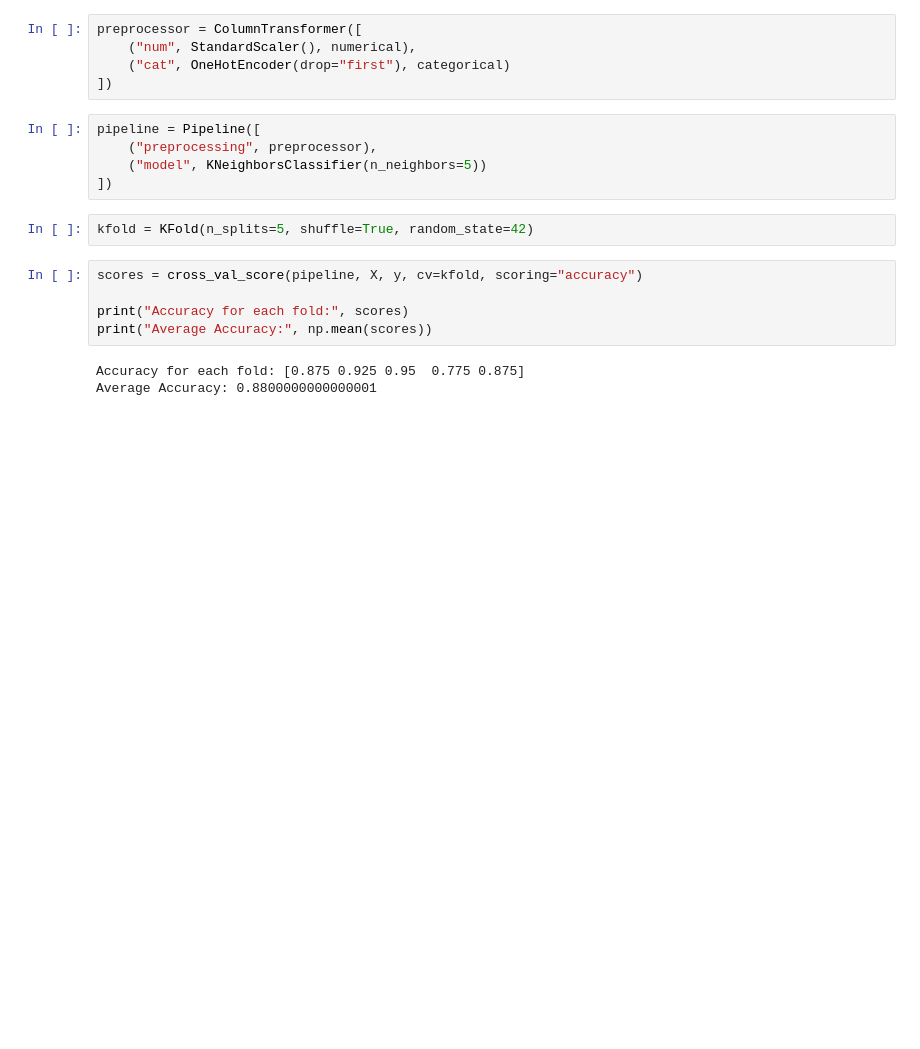
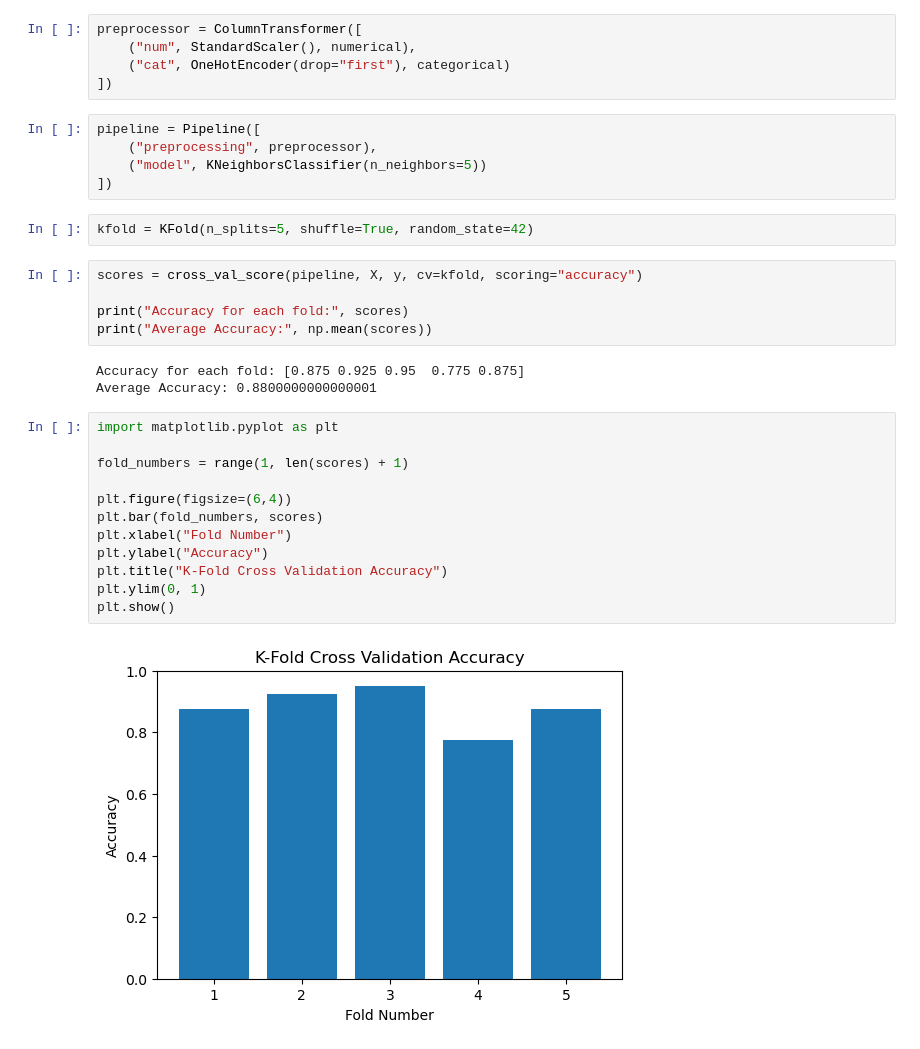
Before and after one commit to gyana10/ML_projects, a Jupyter notebook: Classification/KNN_with_KFold.ipynb, the cells around one changed output. Drawn from its saved outputs; the diff is of its cells as text; blank space fills up the shorter version.

```diff
--- a/Classification/KNN_with_KFold.ipynb
+++ b/Classification/KNN_with_KFold.ipynb
@@ -53,3 +53,17 @@ print("Average Accuracy:", np.mean(scores))
 # %% [output]
 Accuracy for each fold: [0.875 0.925 0.95  0.775 0.875]
 Average Accuracy: 0.8800000000000001
+# %%
+import matplotlib.pyplot as plt
+
+fold_numbers = range(1, len(scores) + 1)
+
+plt.figure(figsize=(6,4))
+plt.bar(fold_numbers, scores)
+plt.xlabel("Fold Number")
+plt.ylabel("Accuracy")
+plt.title("K-Fold Cross Validation Accuracy")
+plt.ylim(0, 1)
+plt.show()
+# %% [output]
+[figure, added]
```
Also changed, not shown: parts of 2 cells of this notebook.
